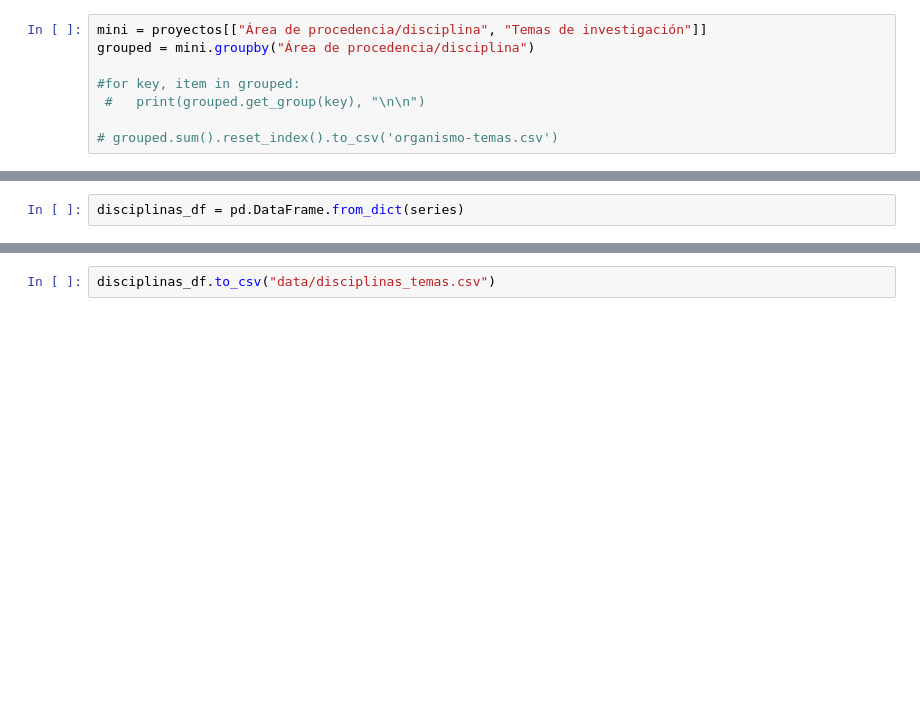
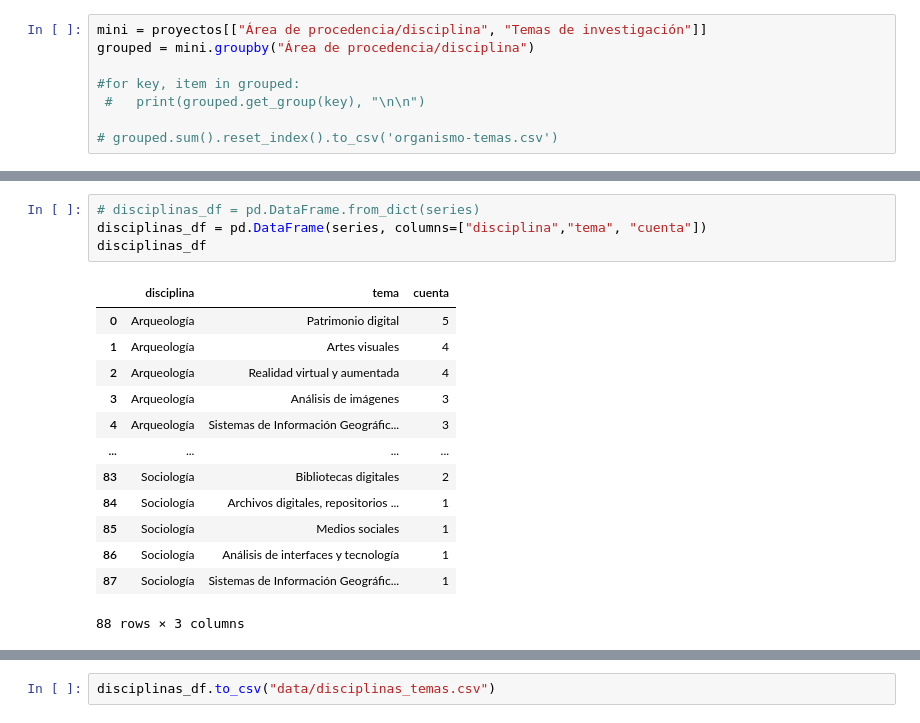
Before and after one commit to linhd-postdata/desir, a Jupyter notebook: Disciplinas.ipynb, the cells around one changed output, grey strips where cells are left out. Drawn from its saved outputs; the diff is of its cells as text; blank space fills up the shorter version.

```diff
--- a/Disciplinas.ipynb
+++ b/Disciplinas.ipynb
@@ -118,3 +159,19 @@ for key in {key for keys in counter_row for key in keys}:
-# %%
-disciplinas_df = pd.DataFrame.from_dict(series)
+# %%
+# disciplinas_df = pd.DataFrame.from_dict(series)
+disciplinas_df = pd.DataFrame(series, columns=["disciplina","tema", "cuenta"])
+disciplinas_df
+# %% [output]
+|  | disciplina | tema | cuenta |
+| 0 | Arqueología | Patrimonio digital | 5 |
+| 1 | Arqueología | Artes visuales | 4 |
+| 2 | Arqueología | Realidad virtual y aumentada | 4 |
+| 3 | Arqueología | Análisis de imágenes | 3 |
+| 4 | Arqueología | Sistemas de Información Geográfic... | 3 |
+| ... | ... | ... | ... |
+| 83 | Sociología | Bibliotecas digitales | 2 |
+| 84 | Sociología | Archivos digitales, repositorios ... | 1 |
+| 85 | Sociología | Medios sociales | 1 |
+| 86 | Sociología | Análisis de interfaces y tecnología | 1 |
+| 87 | Sociología | Sistemas de Información Geográfic... | 1 |
+88 rows × 3 columns
 # %%
```
Also changed, not shown: parts of 12 cells of this notebook, 3 other files.
